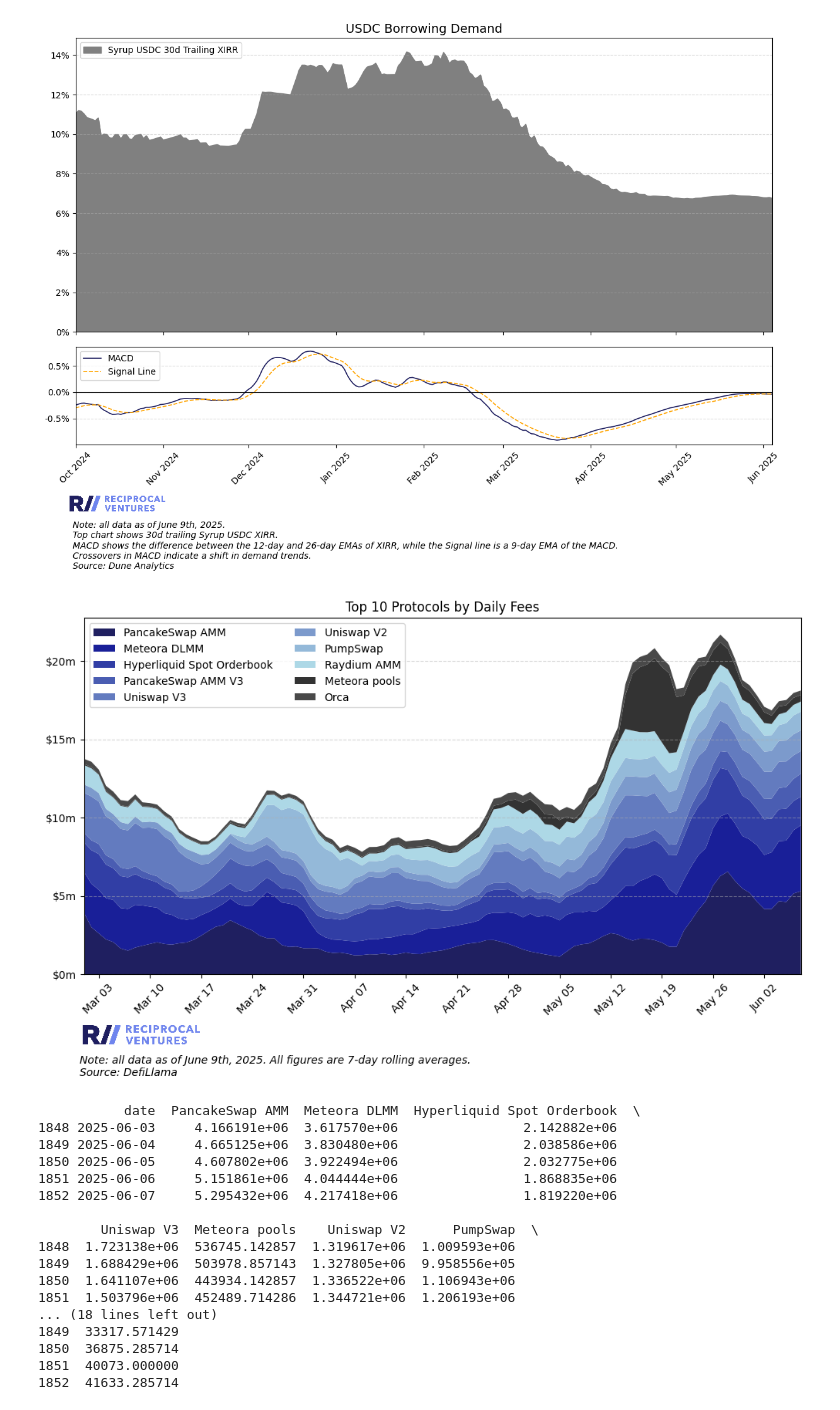
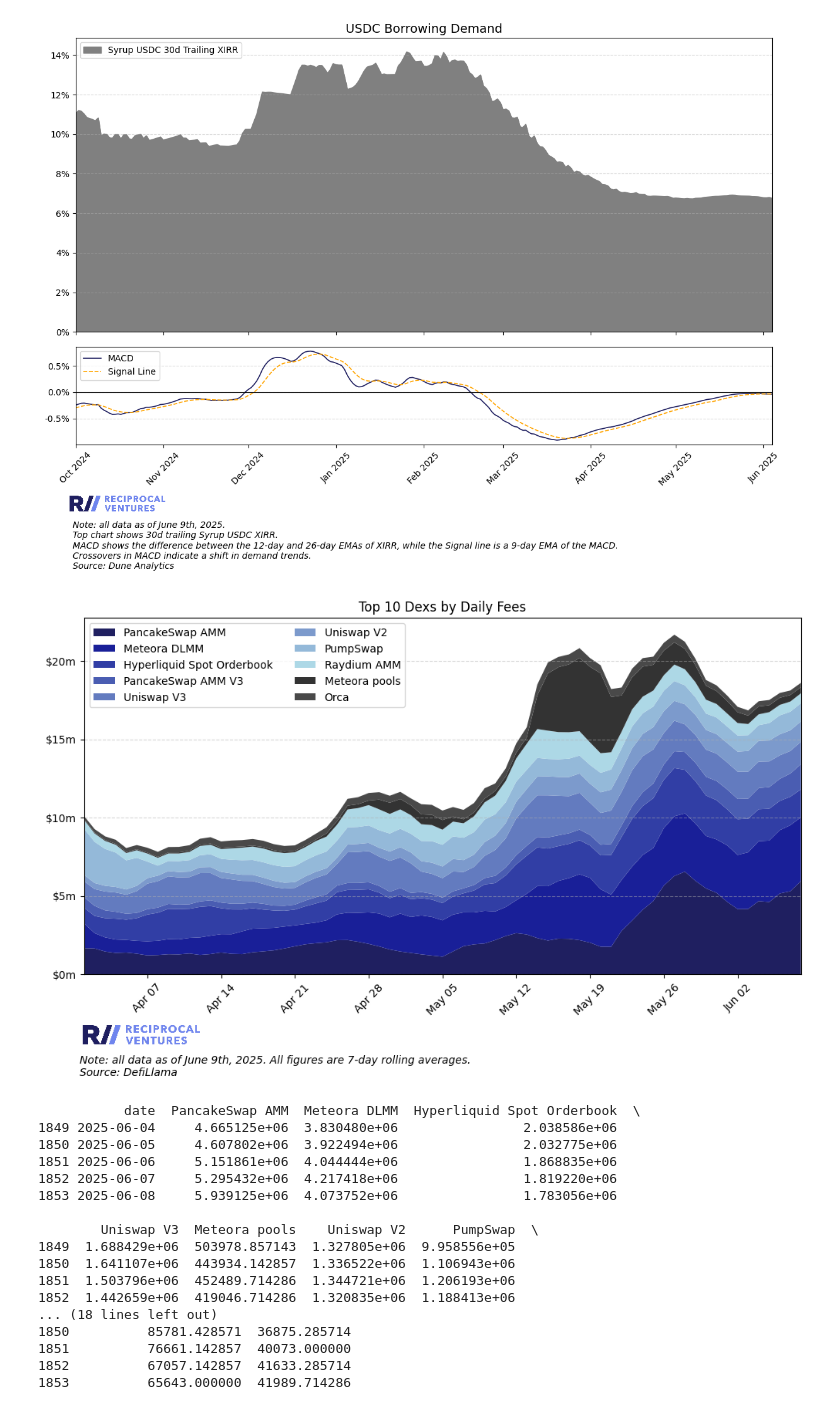
Before and after one commit to jimboevans/twitter-data-cuts, a Jupyter notebook: june-25-analysis.ipynb, the cells around one changed output. Drawn from its saved outputs; the diff is of its cells as text; code cells hidden in the pictures.

```diff
--- a/june-25-analysis.ipynb
+++ b/june-25-analysis.ipynb
@@ -171,7 +171,7 @@ plt.show()
 [figure]
 # %%
 # Function to plot top protocols by fees or revenue
-def top_n_protocols_by_category(metric, category, start_date, n):
+def top_n_protocols_by_category(metric, category, start_date, end_date, n):
     with open(f'raw-data/defillama-raw-data/{metric}_data/top-protocols-{category}.json', 'r') as f:
         protocols = json.load(f)
 
@@ -196,6 +196,9 @@ def top_n_protocols_by_category(metric, category, start_date, n):
     df_master = None
 
     counter = 0
+
+    start_date_dt = pd.to_datetime(start_date)
+    end_date_dt = pd.to_datetime(end_date) - pd.Timedelta(days=1)
 
     for raw_id, asset in protocols.items():
         with open(f'raw-data/defillama-raw-data/{metric}_data/{raw_id}.json') as f:
@@ -222,8 +225,9 @@ def top_n_protocols_by_category(metric, category, start_date, n):
         counter += 1
 
     # Filter by appropriate dates
-    df_master = df_master[df_master['date'] >= start_date]
-    df_master = df_master[df_master['date'] < (datetime.today() - timedelta(days=(1))).strftime('%Y-%m-%d')]
+    df_master = df_master.loc[(df_master['date'] >= start_date_dt) &
+    (df_master['date'] < end_date_dt)
+    ]
 
     # Sort your master dataframe by date
     df_master = df_master.sort_values('date')
@@ -270,9 +274,9 @@ def top_n_protocols_by_category(metric, category, start_date, n):
     ax.margins(x=0)
     plt.figtext(0.12, -0.11, f"Note: all data as of {date}. All figures are 7-day rolling averages.\nSource: DefiLlama", ha='left', fontsize=10, style='italic')
     if metric == 'dailyFees':
-        ax.set_title(f'Top {counter} Protocols by Daily Fees')
+        ax.set_title(f'Top {counter} {category} by Daily Fees')
     if metric == 'dailyRevenue':
-        ax.set_title(f'Top {counter} Protocols by Daily Revenue')
+        ax.set_title(f'Top {counter} {category} by Daily Revenue')
 
     # Save plot
     if not os.path.exists("plots"):
@@ -284,29 +288,30 @@ def top_n_protocols_by_category(metric, category, start_date, n):
 # %%
 # Call the function
 metric = 'dailyFees' # 'dailyFees' or 'dailyRevenue'
 category = 'Dexs'
-start_date = '2025-03-01'
+start_date = '2025-04-01'
+end_date = today
 n = 10 # number of protocols to show, max is number pulled down in the raw data
 
-top_n_protocols_by_category(metric, category, start_date, n)
+top_n_protocols_by_category(metric, category, start_date, end_date, n)
 # %% [output]
-[figure, old version]
+[figure, new version]
            date  PancakeSwap AMM  Meteora DLMM  Hyperliquid Spot Orderbook  \
-1848 2025-06-03     4.166191e+06  3.617570e+06                2.142882e+06
 1849 2025-06-04     4.665125e+06  3.830480e+06                2.038586e+06
 1850 2025-06-05     4.607802e+06  3.922494e+06                2.032775e+06
 1851 2025-06-06     5.151861e+06  4.044444e+06                1.868835e+06
 1852 2025-06-07     5.295432e+06  4.217418e+06                1.819220e+06
+1853 2025-06-08     5.939125e+06  4.073752e+06                1.783056e+06
 
         Uniswap V3  Meteora pools    Uniswap V2      PumpSwap  \
-1848  1.723138e+06  536745.142857  1.319617e+06  1.009593e+06
 1849  1.688429e+06  503978.857143  1.327805e+06  9.958556e+05
 1850  1.641107e+06  443934.142857  1.336522e+06  1.106943e+06
 1851  1.503796e+06  452489.714286  1.344721e+06  1.206193e+06
+1852  1.442659e+06  419046.714286  1.320835e+06  1.188413e+06
 ... (18 lines left out)
-1849  33317.571429
-1850  36875.285714
-1851  40073.000000
-1852  41633.285714
+1850          85781.428571  36875.285714
+1851          76661.142857  40073.000000
+1852          67057.142857  41633.285714
+1853          65643.000000  41989.714286
 # %%
 # Function compare fees or revenue for a subsect of assets
```
Also changed, not shown: parts of 4 cells of this notebook, 3 other files.
